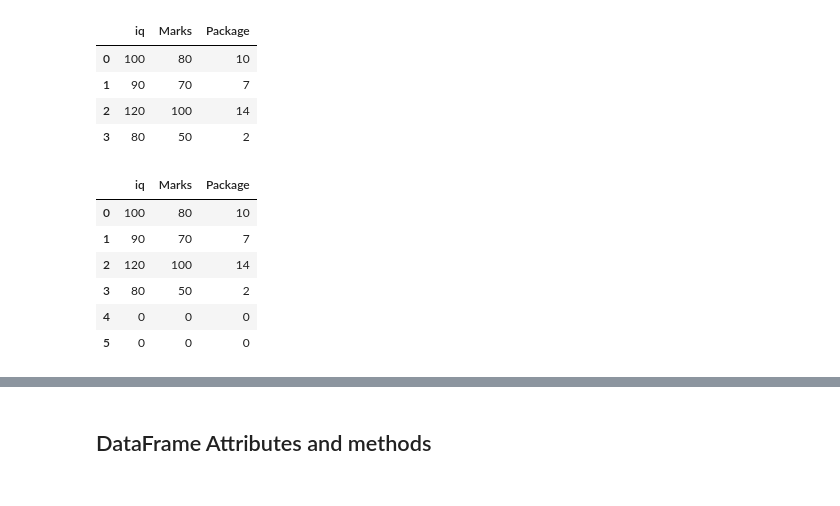
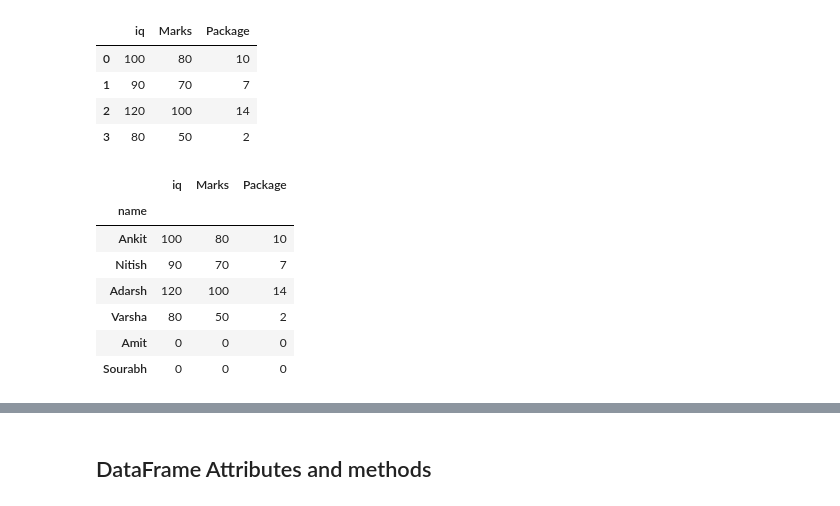
Before and after one commit to adarshagnihotri2007/Data-Science-Learning, a Jupyter notebook: Pandas_DataFrame.ipynb, the cells around one changed output, grey strips where cells are left out. Cells and saved outputs as stored; diff of their text form; code cells hidden in the pictures.

```diff
--- a/Pandas_DataFrame.ipynb
+++ b/Pandas_DataFrame.ipynb
@@ -25,20 +25,23 @@ pd.DataFrame(student_data,columns = ['iq','Marks','Package'])
 # %%
 ## using Dictionary
 student_dict = {
+    'name' : ['Ankit','Nitish','Adarsh','Varsha','Amit','Sourabh'],
     'iq' :[100,90,120,80,0,0],
     'Marks' :[80,70,100,50,0,0],
     'Package' : [10,7,14,2,0,0]
 }
 students =pd.DataFrame(student_dict)
+students.set_index("name",inplace = True)
 students
 # %% [output]
 |  | iq | Marks | Package |
-| 0 | 100 | 80 | 10 |
-| 1 | 90 | 70 | 7 |
-| 2 | 120 | 100 | 14 |
-| 3 | 80 | 50 | 2 |
-| 4 | 0 | 0 | 0 |
-| 5 | 0 | 0 | 0 |
+| name |  |  |  |
+| Ankit | 100 | 80 | 10 |
+| Nitish | 90 | 70 | 7 |
+| Adarsh | 120 | 100 | 14 |
+| Varsha | 80 | 50 | 2 |
+| Amit | 0 | 0 | 0 |
+| Sourabh | 0 | 0 | 0 |
 # %%
 ## using read_csv
 # %%
```
Also changed, not shown: parts of 18 cells of this notebook.
